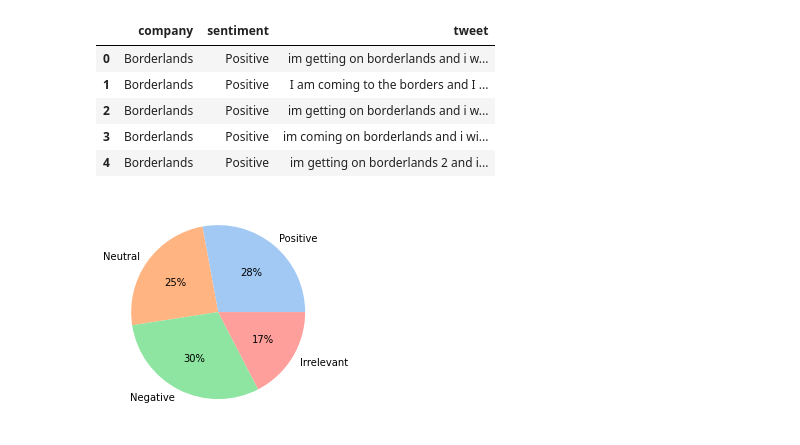
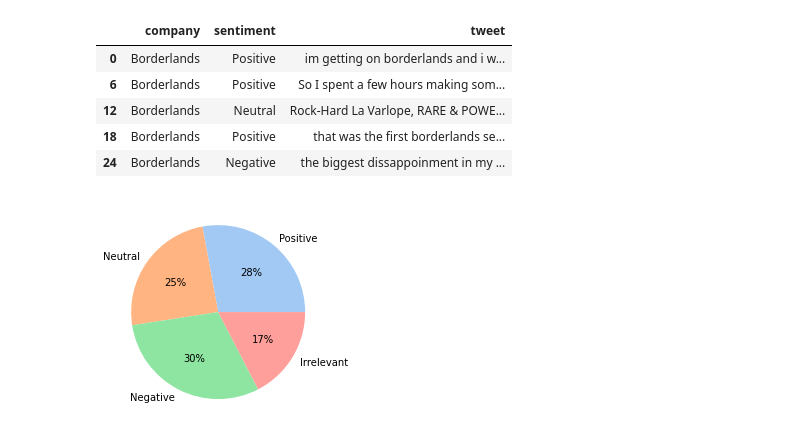
Before and after one commit to sameepv21/Twitter_Sentiment_Analysis, a Jupyter notebook: EDA.ipynb, the cells around one changed output. Drawn from its saved outputs; the diff is of its cells as text; code cells hidden in the pictures.

Commit message:
chore: duplicate ids removed

```diff
--- a/EDA.ipynb
+++ b/EDA.ipynb
@@ -9,20 +9,22 @@ import matplotlib.pyplot as plt
 # %%
 # Read train and test dataset
 columns = ['id', 'company', 'sentiment', 'tweet']
 X_train = pd.read_csv("./Dataset/twitter_training.csv", names=columns, header=None)
 X_test = pd.read_csv("./Dataset/twitter_validation.csv", names=columns, header=None)
 
+X_train.drop_duplicates(subset='id', inplace=True, keep='first')
+
 X_train.drop("id", axis = 1, inplace=True)
 X_test.drop("id", axis = 1, inplace=True)
 
 X_train.head()
 # %% [output]
 |  | company | sentiment | tweet |
 | 0 | Borderlands | Positive | im getting on borderlands and i w... |
-| 1 | Borderlands | Positive | I am coming to the borders and I ... |
-| 2 | Borderlands | Positive | im getting on borderlands and i w... |
-| 3 | Borderlands | Positive | im coming on borderlands and i wi... |
-| 4 | Borderlands | Positive | im getting on borderlands 2 and i... |
+| 6 | Borderlands | Positive | So I spent a few hours making som... |
+| 12 | Borderlands | Neutral | Rock-Hard La Varlope, RARE & POWE... |
+| 18 | Borderlands | Positive | that was the first borderlands se... |
+| 24 | Borderlands | Negative | the biggest dissappoinment in my ... |
 # %%
 # Number of unique values and their distribution
 unique_sentiment = X_train['sentiment'].unique()
```
